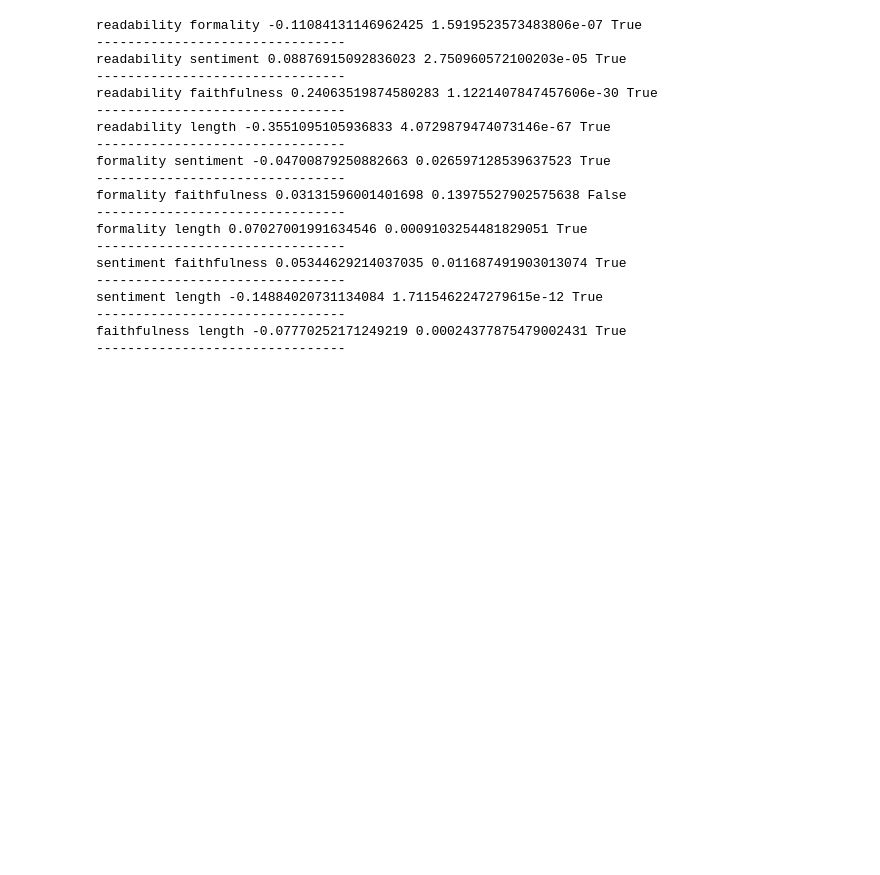
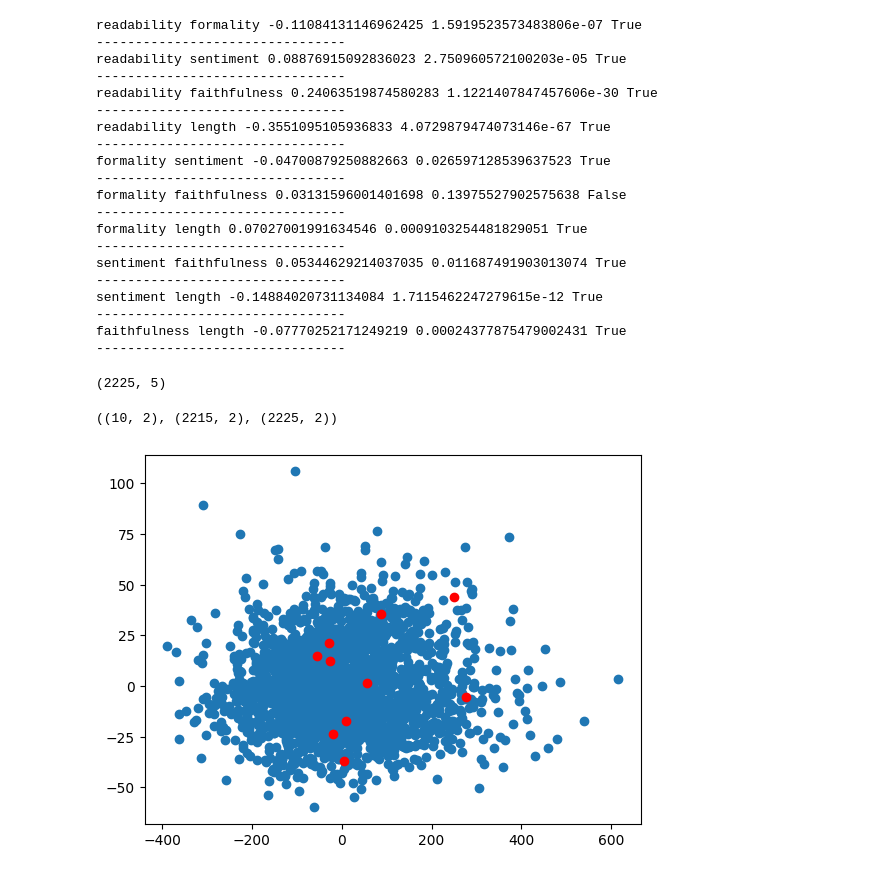
Before and after one commit to SamLee-dedeboy/Awesum, a Jupyter notebook: server/test_scripts.ipynb, the cells around one changed output. Saved outputs shown, nothing was run; the diff lists cells and outputs as text; code cells hidden in the pictures; blank space fills up the shorter version.

```diff
--- a/server/test_scripts.ipynb
+++ b/server/test_scripts.ipynb
@@ -135,3 +135,31 @@ sentiment length -0.14884020731134084 1.7115462247279615e-12 True
 --------------------------------
 faithfulness length -0.07770252171249219 0.00024377875479002431 True
 --------------------------------
+# %%
+import json
+from sklearn.manifold import TSNE
+from sklearn.decomposition import PCA
+
+import numpy as np
+dataset = json.load(open("data/tmp/df_summaries_features.json"))
+features = np.array([list(datum['features'].values()) for datum in dataset])
+features.shape
+# %% [output]
+(2225, 5)
+# %%
+X = features
+pca = PCA(n_components=2).fit(X)
+X_pca = pca.transform(X)
+# %%
+subset = X_pca[:10, :]
+rest = X_pca[10:, :]
+subset.shape, rest.shape, X_pca.shape
+# %% [output]
+((10, 2), (2215, 2), (2225, 2))
+# %%
+from matplotlib import pyplot as plt
+plt.scatter(rest[:,0],rest[:,1])
+plt.scatter(subset[:,0],subset[:,1], c='r')
+plt.show()
+# %% [output]
+[figure, added]
```
Also changed, not shown: parts of 2 cells of this notebook, 23 other files.
